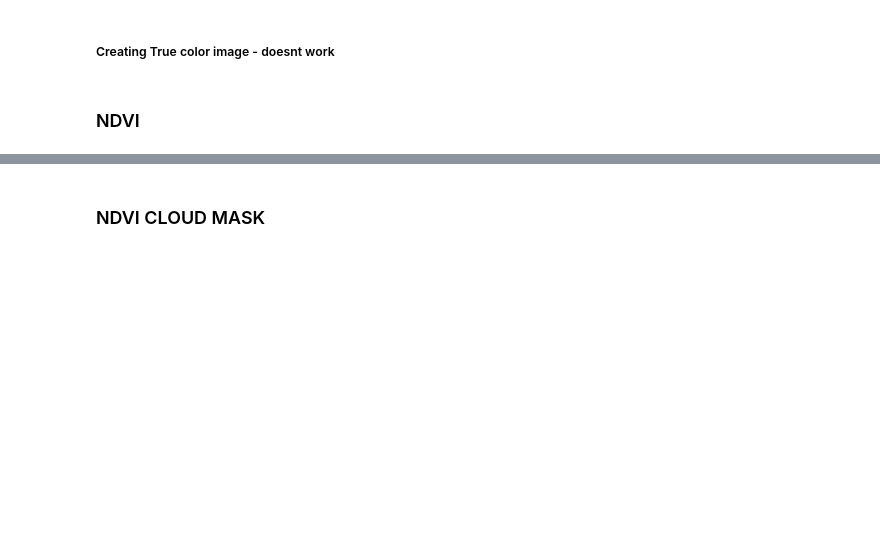
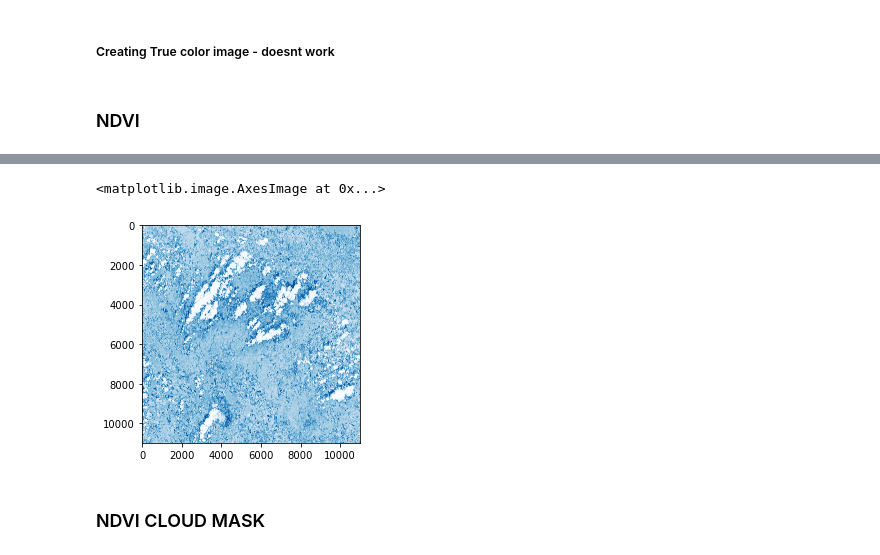
Before and after one commit to gutiKristian/sentinel, a Jupyter notebook: notebooks/sentinel2.ipynb, the cells around one changed output, grey strips where cells are left out. Saved outputs shown, nothing was run; the diff lists cells and outputs as text; code cells hidden in the pictures; blank space fills up the shorter version.

```diff
--- a/notebooks/sentinel2.ipynb
+++ b/notebooks/sentinel2.ipynb
@@ -204,3 +215,8 @@ blue = blue.astype('uint8')
+# %%
+plt.imshow(blue, cmap='Blues')
+# %% [output]
+<matplotlib.image.AxesImage at 0x...>
+[figure, added]
 # %%
 with rasterio.open('ndvi.jp2', 'w', **profile) as dst:
     dst.write(red, 1)
```
Also changed, not shown: parts of 5 cells of this notebook.
